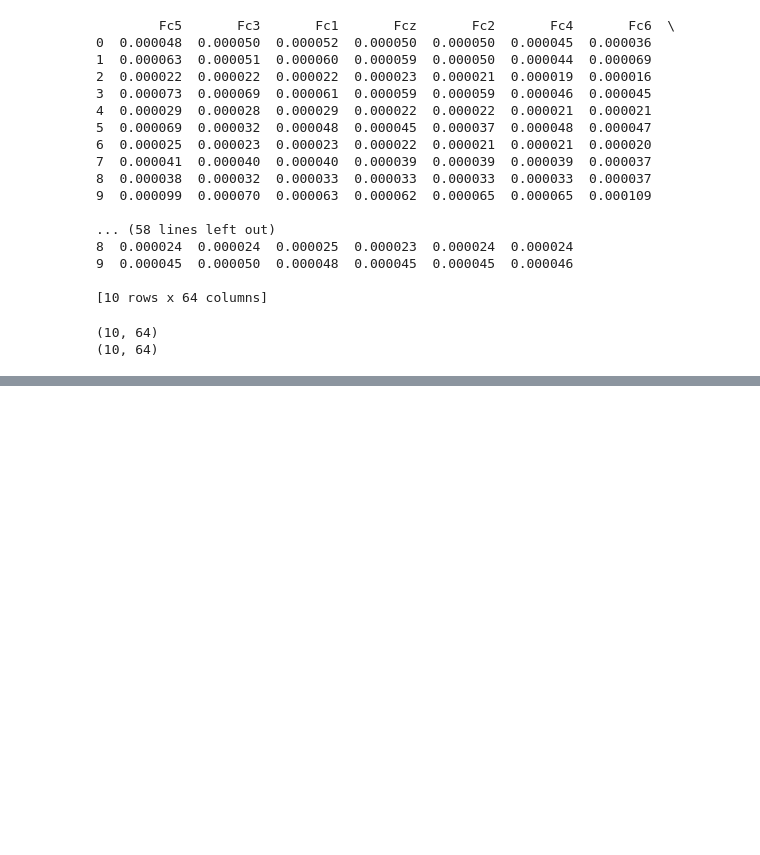
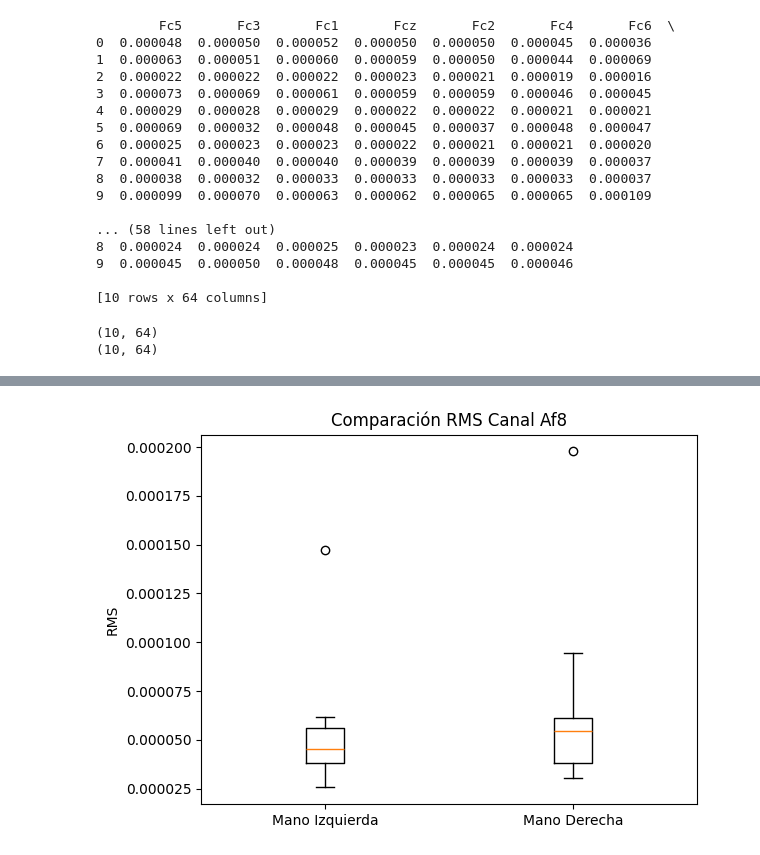
Before and after one commit to mariacamilato/Practica_3_Biosenales_PARTE2, a Jupyter notebook: Parte2.ipynb, the cells around one changed output, grey strips where cells are left out. Saved outputs shown, nothing was run; the diff lists cells and outputs as text; code cells hidden in the pictures; blank space fills up the shorter version.

```diff
--- a/Parte2.ipynb
+++ b/Parte2.ipynb
@@ -139,3 +138,31 @@ print(df_T2.shape)
 # %% [output]
 (10, 64)
 (10, 64)
+# %%
+resultados = []
+
+for canal in df_T1.columns:
+
+    grupo1 = df_T1[canal]
+    grupo2 = df_T2[canal]
+
+    # 1 Normalidad
+    p_shapiro1 = shapiro(grupo1)[1]
+    p_shapiro2 = shapiro(grupo2)[1]
+
+    normal = (p_shapiro1 > 0.05) and (p_shapiro2 > 0.05)
+
+    # 2 Homocedasticidad
+    p_levene = levene(grupo1, grupo2)[1]
+
+    var_igual = p_levene > 0.05
+
+    # 3 Selección de prueba
+    if normal and var_igual:
+        stat, p_valor = ttest_ind(grupo1, grupo2)
+        prueba = "t-test"
+    else:
+        stat, p_valor = mannwhitneyu(grupo1, grupo2)
+        prueba = "Mann-Whitney"
+
+    resultados.append([canal, prueba, p_valor])
@@ -141,0 +173,4 @@ print(df_T2.shape)
+# %%
+df_resultados = pd.DataFrame(resultados, columns=["Canal","Prueba","p_valor"])
+pd.set_option('display.max_rows', None)
+print(df_resultados)
@@ -141,0 +206,15 @@ print(df_T2.shape)
+# %%
+canal_top = df_resultados.sort_values("p_valor").iloc[0]["Canal"]
+# %%
+import matplotlib.pyplot as plt
+
+data = [df_T1[canal_top], df_T2[canal_top]]
+
+plt.boxplot(data, labels=["Mano Izquierda","Mano Derecha"])
+
+plt.title(f"Comparación RMS Canal {canal_top}")
+plt.ylabel("RMS")
+
+plt.show()
+# %% [output]
+[figure, added]
```
Also changed, not shown: parts of 7 cells of this notebook, 1 other file.
